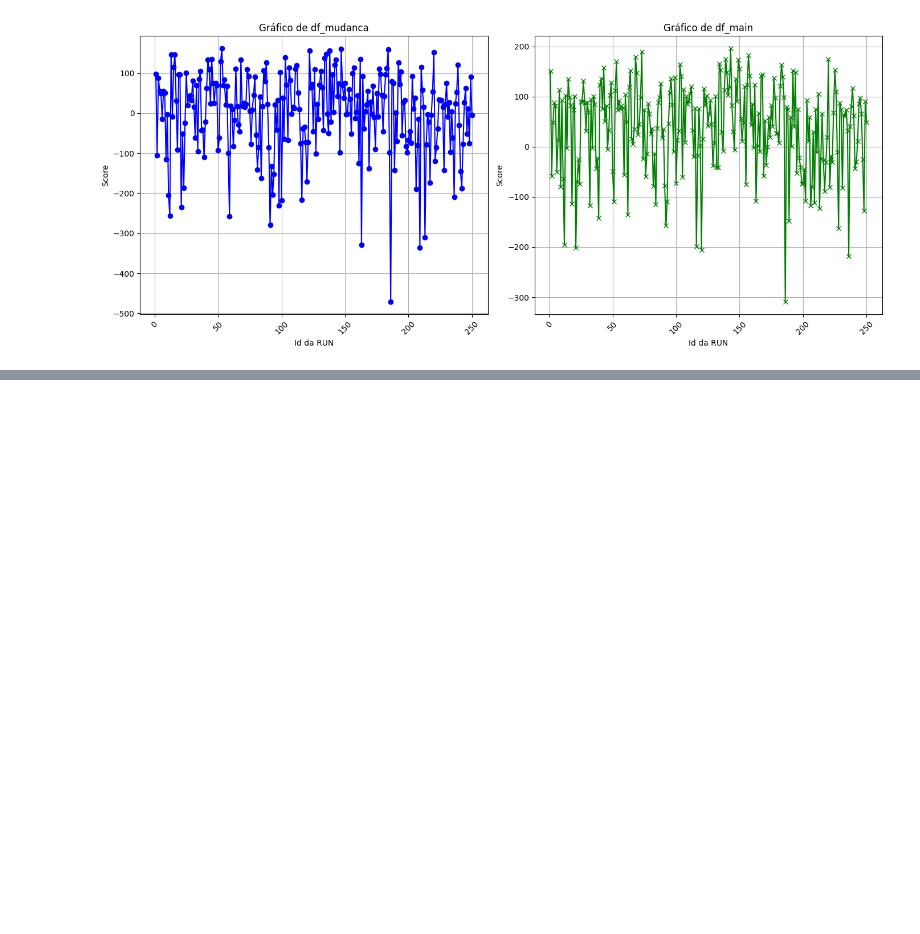
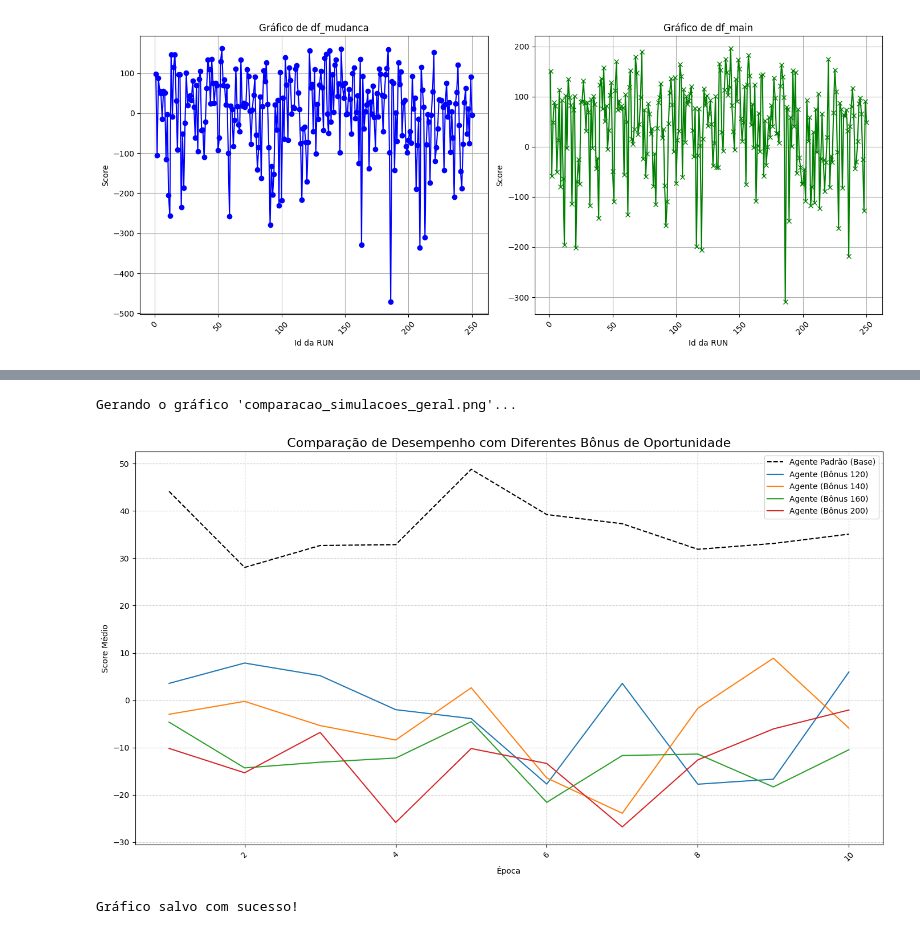
Before and after one commit to flybaruk/inteliComput, a Jupyter notebook: delivery-bot-v091/delivery-bot/grafico.ipynb, the cells around one changed output, grey strips where cells are left out. Saved outputs shown, nothing was run; the diff lists cells and outputs as text; code cells hidden in the pictures; blank space fills up the shorter version.

```diff
--- a/delivery-bot-v091/delivery-bot/grafico.ipynb
+++ b/delivery-bot-v091/delivery-bot/grafico.ipynb
@@ -136,0 +117,52 @@ plt.show()
+# %%
+import pandas as pd
+import matplotlib.pyplot as plt
+
+# 1. Carregar TODOS os arquivos CSV em DataFrames com nomes descritivos.
+try:
+    df_base = pd.read_csv('resultados_por_epoca.csv')
+    df_120 = pd.read_csv('resultados_epocas_120.csv')
+    df_140 = pd.read_csv('resultados_epocas_140.csv') # Você já usava este
+    df_160 = pd.read_csv('resultados_epocas_160.csv')
+    df_200 = pd.read_csv('resultados_epocas_200.csv')
+except FileNotFoundError as e:
+    print(f"Erro: Arquivo não encontrado - {e}. Verifique se todos os arquivos CSV estão na pasta correta.")
+    # Interrompe a execução se um arquivo estiver faltando
+    exit()
+
+
+# 2. Criar uma ÚNICA figura e um único eixo (ax) para o gráfico.
+#    Aumentamos o tamanho para acomodar melhor as legendas.
+fig, ax = plt.subplots(figsize=(14, 8))
+
+# 3. Plotar a linha de base (agente padrão) para referência.
+#    Usamos uma linha tracejada para destacá-la como a base de comparação.
+ax.plot(df_base['Epoca'], df_base['Score Medio'], linestyle='--', color='black', label='Agente Padrão (Base)')
+
+# 4. Plotar uma linha para cada um dos agentes "melhorados".
+#    O Matplotlib escolherá cores diferentes automaticamente.
+ax.plot(df_120['Epoca'], df_120['Score Medio'], linestyle='solid', label='Agente (Bônus 120)')
+ax.plot(df_140['Epoca'], df_140['Score Medio'], linestyle='solid', label='Agente (Bônus 140)')
+ax.plot(df_160['Epoca'], df_160['Score Medio'], linestyle='solid', label='Agente (Bônus 160)')
+ax.plot(df_200['Epoca'], df_200['Score Medio'], linestyle='solid', label='Agente (Bônus 200)')
+
+
+# 5. Configurar os detalhes do gráfico (título, rótulos, legenda).
+ax.set_title('Comparação de Desempenho com Diferentes Bônus de Oportunidade', fontsize=16)
+ax.set_xlabel('Época')
+ax.set_ylabel('Score Médio')
+ax.grid(True, linestyle='--', alpha=0.6) # Grade suave para melhor visualização
+ax.legend() # Essencial para identificar cada linha
+ax.tick_params(axis='x', rotation=45)
+
+# Ajustar o layout para garantir que nada seja cortado
+plt.tight_layout()
+
+# Salvar a imagem final e mostrar
+print("Gerando o gráfico 'comparacao_simulacoes_geral.png'...")
+plt.savefig('comparacao_simulacoes_geral.png')
+plt.show()
+# %% [output]
+Gerando o gráfico 'comparacao_simulacoes_geral.png'...
+[figure, added]
+Gráfico salvo com sucesso!
```
Also changed, not shown: parts of 5 cells of this notebook, 16 other files.
